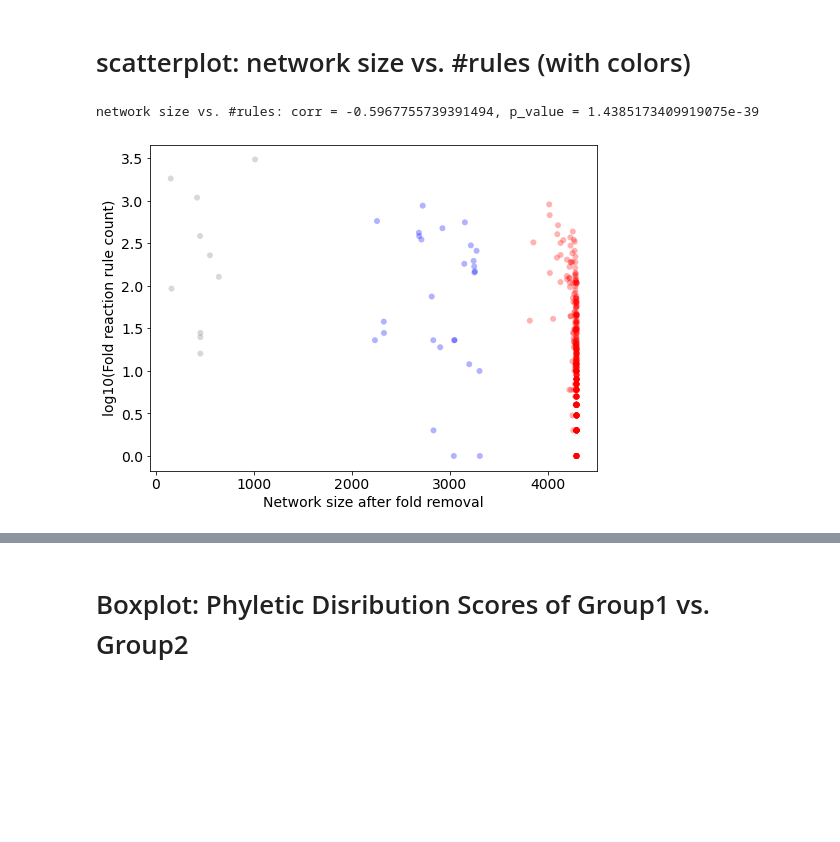
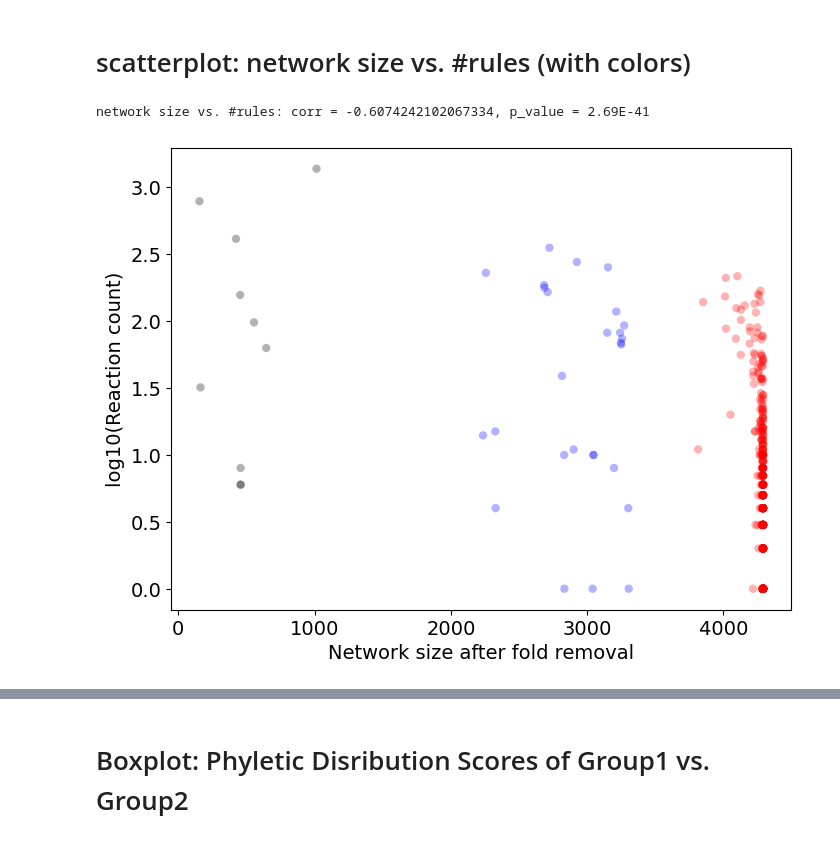
Before and after one commit to tseamuscorlett/enzyme-gated-network-expansion, a Jupyter notebook: Figure_1_leave-one-out.ipynb, the cells around one changed output, grey strips where cells are left out. Saved outputs shown, nothing was run; the diff lists cells and outputs as text; code cells hidden in the pictures; blank space fills up the shorter version.

```diff
--- a/Figure_1_leave-one-out.ipynb
+++ b/Figure_1_leave-one-out.ipynb
@@ -140,3 +67,16 @@ histogram(x2rulesNum, bins=100, x_axis = 'number of rules')
 # %%
 # dict2csv(x2rulesNum, '../data/assets/xgroup2/xgroup2rulesNum.csv')
+# %%
+def numRnWith(xgroup):
+    rnWithX = []
+    for reaction, rules in rn2rules_scope.items():
+        for rule in rules:
+            if xgroup in rule:
+                rnWithX.append(reaction)
+                break
+    return len(set(rnWithX))
+
+x2rnNum = {}
+for xgroup in x2ns.keys():
+    x2rnNum[xgroup] = numRnWith(xgroup)
 # %% [markdown]
@@ -168,22 +108,22 @@ network size vs. #rules: corr = -0.5967755739391494, p_value = 1.438517340991907
 
 xgroup2sub1500 = {}
 xgroup2sup1500 = {}
-for xgroup in xgroup2ns:
-    if xgroup2ns[xgroup] < 1500:
-        xgroup2sub1500[xgroup] = xgroup2ns[xgroup]
+for xgroup in x2ns:
+    if x2ns[xgroup] < 1500:
+        xgroup2sub1500[xgroup] = x2ns[xgroup]
     else:
-        xgroup2sup1500[xgroup] = xgroup2ns[xgroup]
+        xgroup2sup1500[xgroup] = x2ns[xgroup]
 # %%
 # network size < 3600 => group1
 # network size >= 3600 => group2
 
 groupOne2ns = {}
 groupTwo2ns = {}
-for xgroup in xgroup2ns:
-    if xgroup2ns[xgroup] < 3600:
-        groupOne2ns[xgroup] = xgroup2ns[xgroup]
+for xgroup in x2ns:
+    if x2ns[xgroup] < 3600:
+        groupOne2ns[xgroup] = x2ns[xgroup]
     else:
-        groupTwo2ns[xgroup] = xgroup2ns[xgroup]
+        groupTwo2ns[xgroup] = x2ns[xgroup]
 # %%
 first10 = list(xgroup2sub1500.keys())
 group1 = list(groupOne2ns.keys())
@@ -193,7 +133,8 @@ group2 = list(groupTwo2ns.keys())
 # %% [markdown]
 ### first10 vs. others
 # %%
-cpds = list(loo['2002'].cpds_folditer.keys())
+# cpds = list(loo['2002'].cpds_folditer.keys())
+cpds = cpds_scope
 # %%
 cpd2name = csv2dict('../data/assets/cpd2nameShort.csv')
 # %%
@@ -361,27 +222,27 @@ for x, ns in groupOne2ns.items():
     if x not in first10:
         group1minus10ns[x] = ns
 # %%
-keys, data1, data2 = todata(group1minus10ns, x2rulesNum)
-keys, data3, data4 = todata(groupTwo2ns, x2rulesNum)
-keys, data5, data6 = todata(xgroup2sub1500, x2rulesNum)
+keys, data1, data2 = todata(group1minus10ns, x2rnNum)
+keys, data3, data4 = todata(groupTwo2ns, x2rnNum)
+keys, data5, data6 = todata(xgroup2sub1500, x2rnNum)
 
-corr, p = spearman(xgroup2ns, x2rulesNum)
+corr, p = spearman(x2ns, x2rnNum)
 print(f'network size vs. #rules: corr = {corr}, p_value = {p}')
 
 fig, ax = plt.subplots(1, 1, figsize=(8, 6))
 
 plt.scatter(data1, np.log10(data2), marker='o', edgecolor='none', color='b', alpha = 0.3, label='Data Points', zorder=2)
 plt.scatter(data3, np.log10(data4), marker='o', edgecolor='none', color='r', alpha = 0.3, label='Data Points', zorder=2)
-plt.scatter(data5, np.log10(data6), marker='o', edgecolor='none', color='gray', alpha = 0.3, label='Data Points', zorder=2)
+plt.scatter(data5, np.log10(data6), marker='o', edgecolor='none', color='black', alpha = 0.3, label='Data Points', zorder=2)
 
 # ax.axvspan(0, 3600, facecolor='yellow', alpha=0.2)
 # ax.axvspan(3600, 4400, facecolor='green', alpha=0.2)
 ax.set_xlabel('Network size after fold removal', fontsize=14)
-ax.set_ylabel('log10(Fold reaction rule count)', fontsize=14)
+ax.set_ylabel('log10(Reaction count)', fontsize=14)
 plt.tick_params(labelsize=14)
 
 # plt.savefig('scatter_networkSize2numRulesLog.svg', dpi=300, bbox_inches = 'tight')
 plt.show()
 # %% [output]
-network size vs. #rules: corr = -0.5967755739391494, p_value = 1.4385173409919075e-39
+network size vs. #rules: corr = -0.6074242102067334, p_value = 2.69E-41
-[figure, old version]
+[figure, new version]
```
Also changed, not shown: parts of 32 cells of this notebook, 5 other files.
